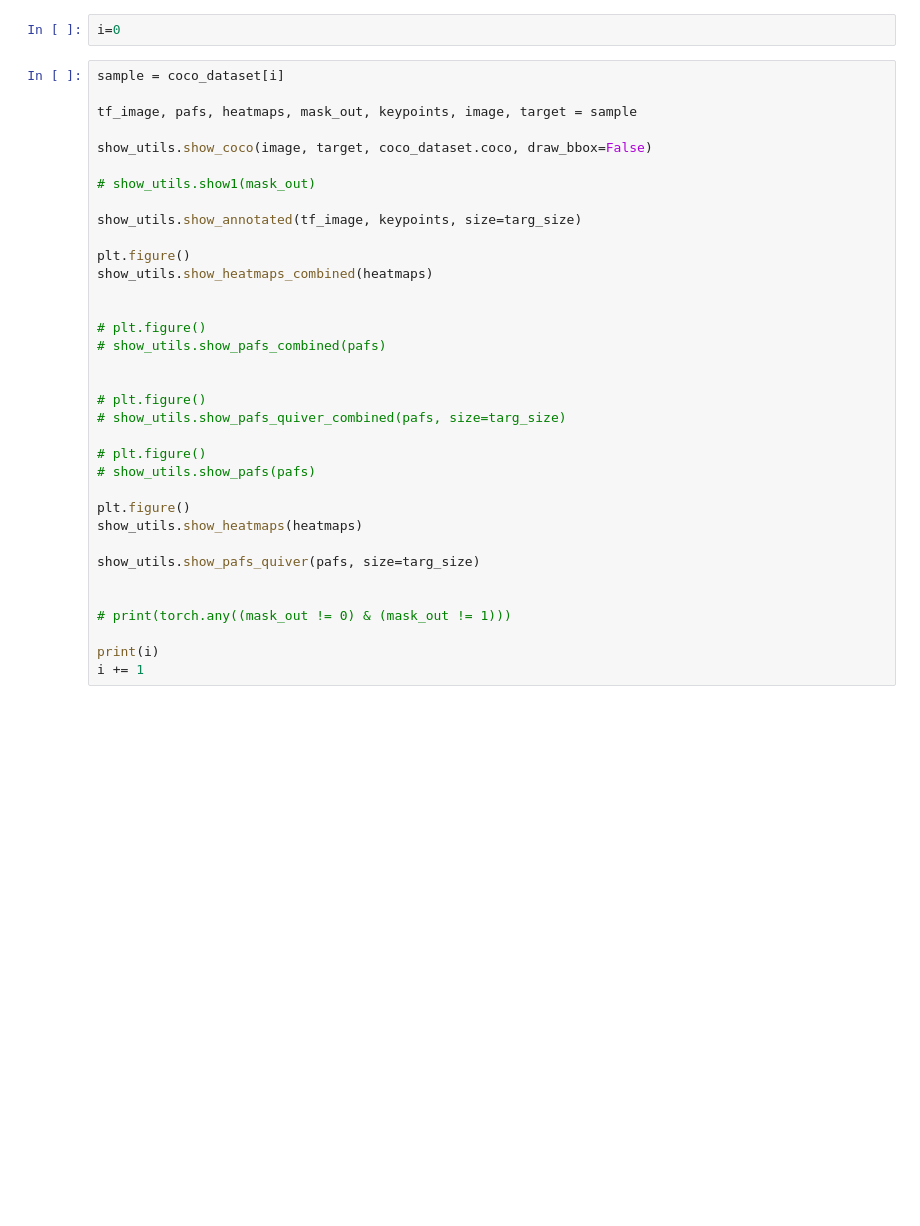
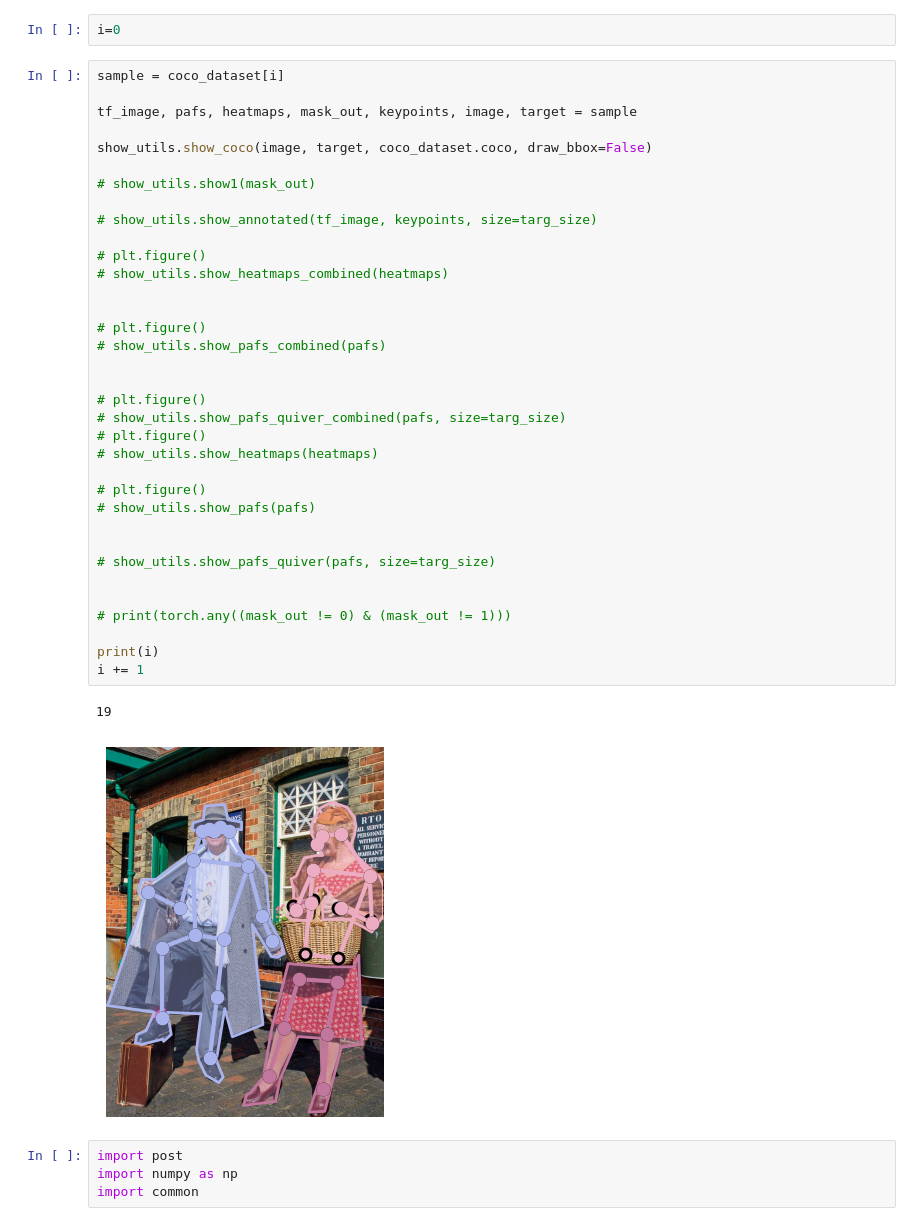
Before and after one commit to millliono/openpose, a Jupyter notebook: visual_dataset.ipynb, the cells around one changed output. Cells and saved outputs as stored; diff of their text form; blank space fills up the shorter version.

Commit message:
post wip

```diff
--- a/visual_dataset.ipynb
+++ b/visual_dataset.ipynb
@@ -31,35 +36,42 @@ i=0
 # %%
 sample = coco_dataset[i]
 
 tf_image, pafs, heatmaps, mask_out, keypoints, image, target = sample
 
 show_utils.show_coco(image, target, coco_dataset.coco, draw_bbox=False)
 
 # show_utils.show1(mask_out)
 
-show_utils.show_annotated(tf_image, keypoints, size=targ_size)
+# show_utils.show_annotated(tf_image, keypoints, size=targ_size)
 
-plt.figure()
-show_utils.show_heatmaps_combined(heatmaps)
+# plt.figure()
+# show_utils.show_heatmaps_combined(heatmaps)
 
 
 # plt.figure()
 # show_utils.show_pafs_combined(pafs)
 
 
 # plt.figure()
 # show_utils.show_pafs_quiver_combined(pafs, size=targ_size)
+# plt.figure()
+# show_utils.show_heatmaps(heatmaps)
 
 # plt.figure()
 # show_utils.show_pafs(pafs)
 
-plt.figure()
-show_utils.show_heatmaps(heatmaps)
 
-show_utils.show_pafs_quiver(pafs, size=targ_size)
+# show_utils.show_pafs_quiver(pafs, size=targ_size)
 
 
 # print(torch.any((mask_out != 0) & (mask_out != 1)))
 
 print(i)
 i += 1
+# %% [output]
+19
+[figure, added]
+# %%
+import post
+import numpy as np
+import common
```
Also changed, not shown: parts of 6 cells of this notebook, 2 other files.
